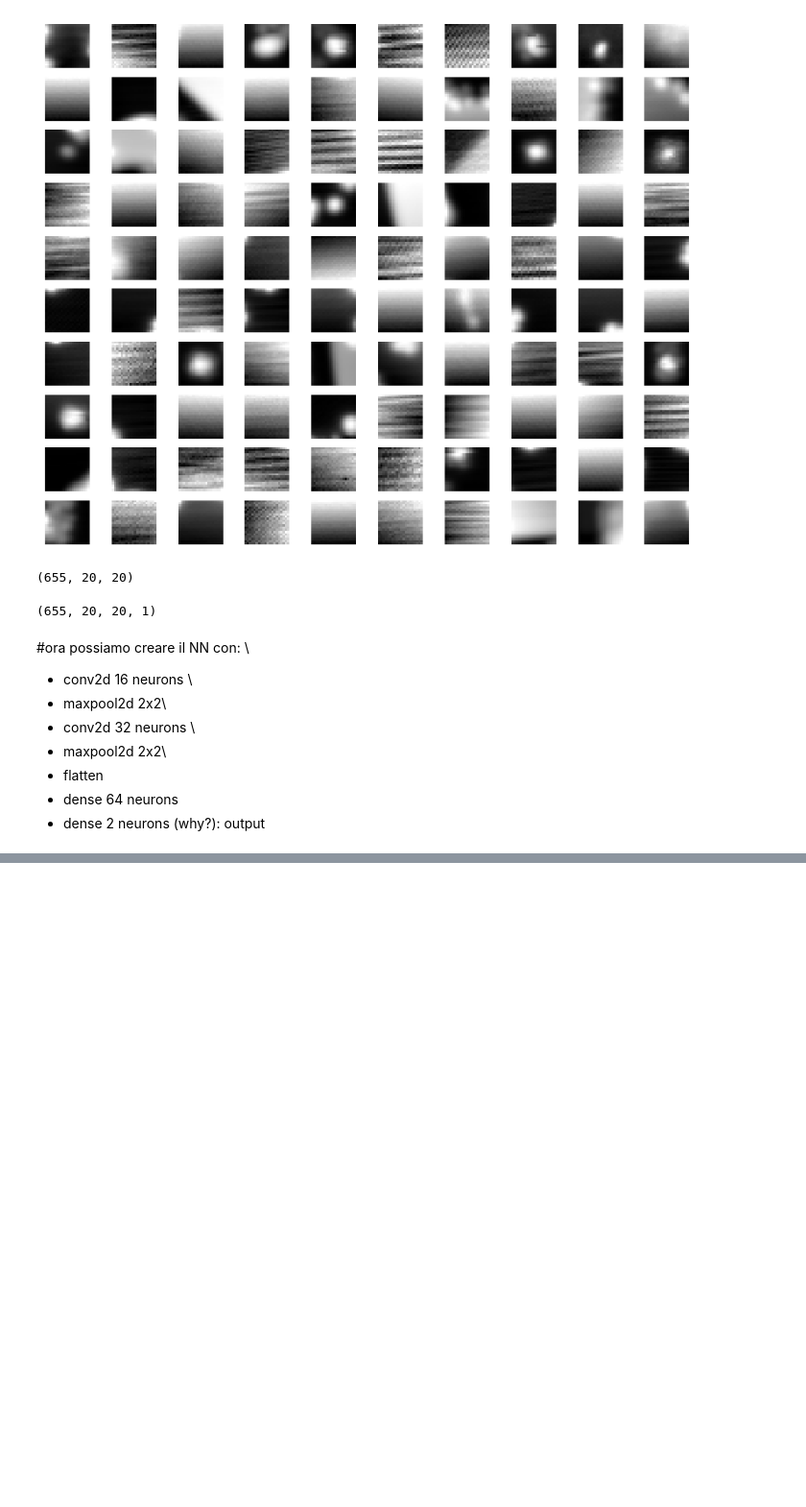
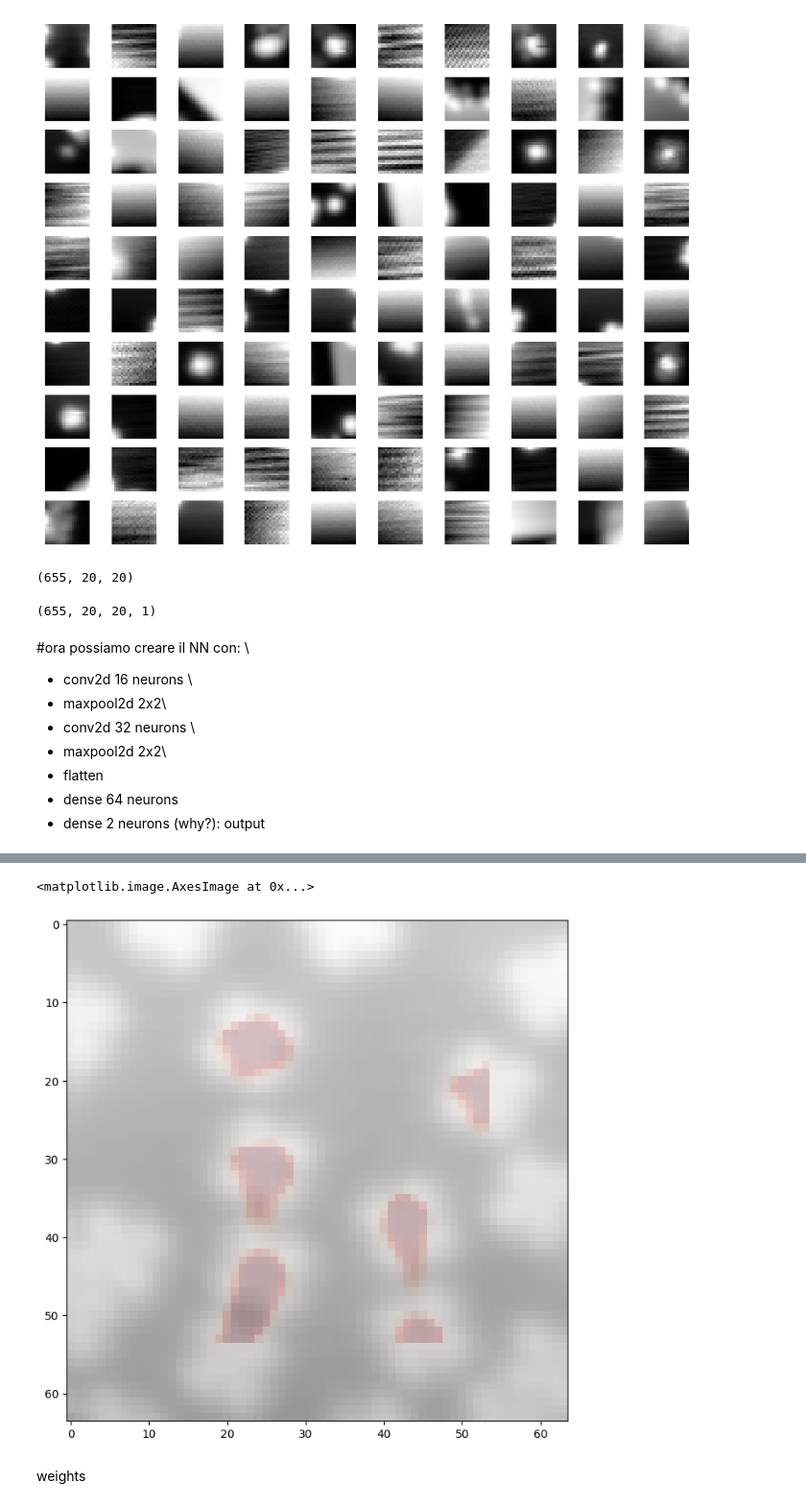
Before and after one commit to Anna-Battaglia/MLPNS_ABattaglia, a Jupyter notebook: ConvolutionalNN.ipynb, the cells around one changed output, grey strips where cells are left out. Shown at 96% size. Drawn from its saved outputs; the diff is of its cells as text; code cells hidden in the pictures; blank space fills up the shorter version.

```diff
--- a/ConvolutionalNN.ipynb
+++ b/ConvolutionalNN.ipynb
@@ -245,0 +271,2 @@ print((4*'{:.3f}\t').format(loss_tr, acc_tr, loss_te, acc_te))
+# %%
+pred = model.predict(feat_stmp)
@@ -245,0 +285,11 @@ print((4*'{:.3f}\t').format(loss_tr, acc_tr, loss_te, acc_te))
+# %%
+pimg = np.zeros(img.shape)
+pimg[wid:nrow-wid, wid:ncol-wid] = pred[:,1].reshape(nrow -2*wid, ncol-2*wid)
+# %%
+plt.imshow(img, alpha=0.5) #alpha=0.5 la rendo trasparente
+plt.imshow(pimg, cmap='Reds', alpha=0.2)
+# %% [output]
+<matplotlib.image.AxesImage at 0x...>
+[figure, added]
+# %% [markdown]
+weights
```
Also changed, not shown: parts of 12 cells of this notebook.
